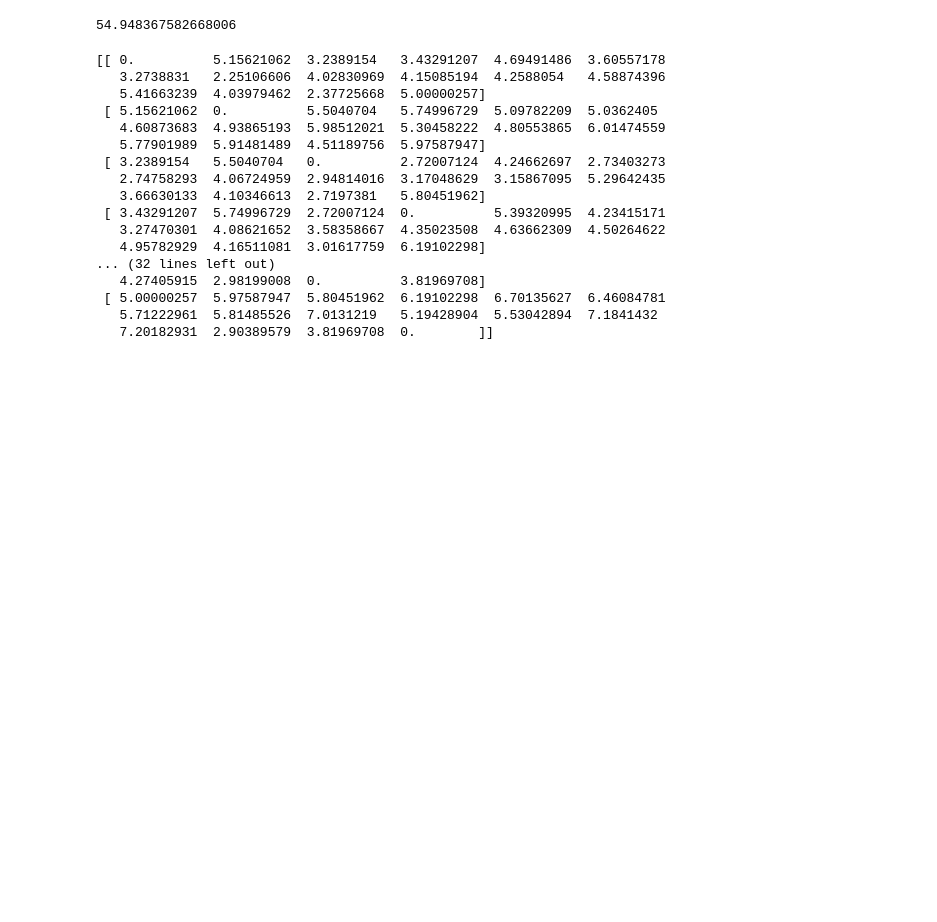
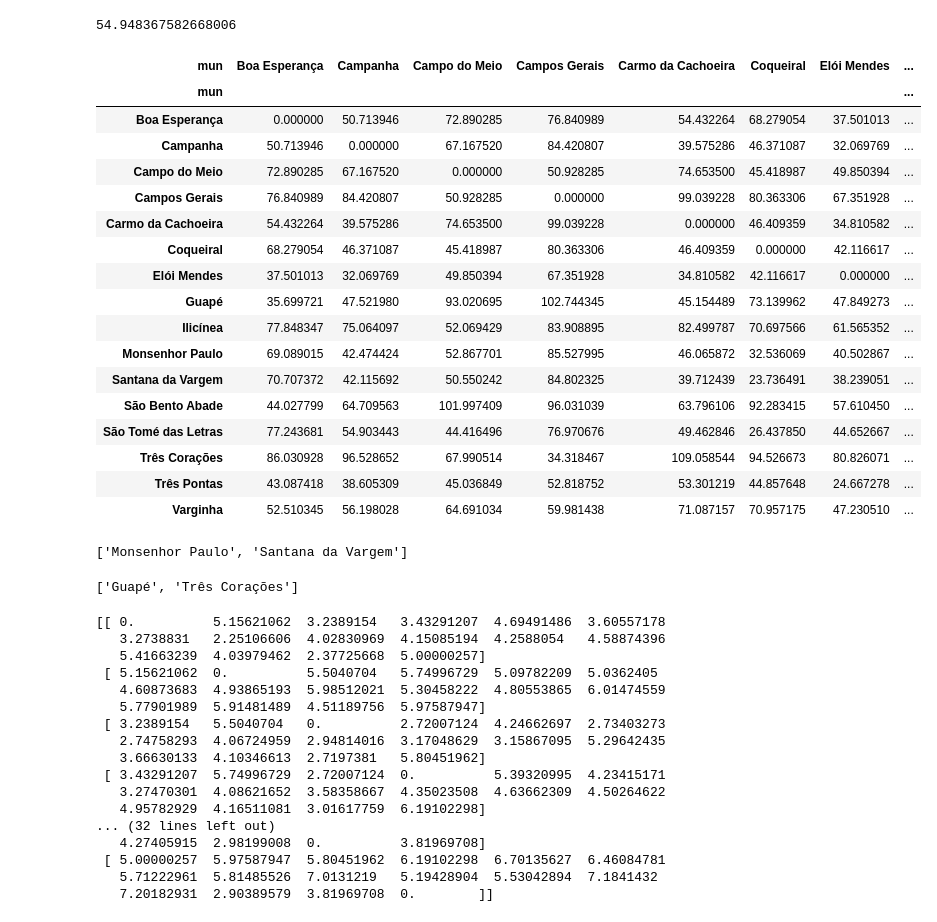
Before and after one commit to patriciasiqueira/patriciasiqueira.github.io, a Jupyter notebook: arquivos/p3_distancias.ipynb, the cells around one changed output. Cells and saved outputs as stored; diff of their text form; code cells hidden in the pictures; blank space fills up the shorter version.

```diff
--- a/arquivos/p3_distancias.ipynb
+++ b/arquivos/p3_distancias.ipynb
@@ -375,0 +396,21 @@ Dedf.loc['Varginha', 'Três Corações']
+# %%
+Dedf
+# %% [output]
+| mun | Boa Esperança | Campanha | Campo do Meio | Campos Gerais | Carmo da Cachoeira | Coqueiral | Elói Mendes | ... |
+| mun |  |  |  |  |  |  |  | ... |
+| Boa Esperança | 0.000000 | 50.713946 | 72.890285 | 76.840989 | 54.432264 | 68.279054 | 37.501013 | ... |
+| Campanha | 50.713946 | 0.000000 | 67.167520 | 84.420807 | 39.575286 | 46.371087 | 32.069769 | ... |
+| Campo do Meio | 72.890285 | 67.167520 | 0.000000 | 50.928285 | 74.653500 | 45.418987 | 49.850394 | ... |
+| Campos Gerais | 76.840989 | 84.420807 | 50.928285 | 0.000000 | 99.039228 | 80.363306 | 67.351928 | ... |
+| Carmo da Cachoeira | 54.432264 | 39.575286 | 74.653500 | 99.039228 | 0.000000 | 46.409359 | 34.810582 | ... |
+| Coqueiral | 68.279054 | 46.371087 | 45.418987 | 80.363306 | 46.409359 | 0.000000 | 42.116617 | ... |
+| Elói Mendes | 37.501013 | 32.069769 | 49.850394 | 67.351928 | 34.810582 | 42.116617 | 0.000000 | ... |
+| Guapé | 35.699721 | 47.521980 | 93.020695 | 102.744345 | 45.154489 | 73.139962 | 47.849273 | ... |
+| Ilicínea | 77.848347 | 75.064097 | 52.069429 | 83.908895 | 82.499787 | 70.697566 | 61.565352 | ... |
+| Monsenhor Paulo | 69.089015 | 42.474424 | 52.867701 | 85.527995 | 46.065872 | 32.536069 | 40.502867 | ... |
+| Santana da Vargem | 70.707372 | 42.115692 | 50.550242 | 84.802325 | 39.712439 | 23.736491 | 38.239051 | ... |
+| São Bento Abade | 44.027799 | 64.709563 | 101.997409 | 96.031039 | 63.796106 | 92.283415 | 57.610450 | ... |
+| São Tomé das Letras | 77.243681 | 54.903443 | 44.416496 | 76.970676 | 49.462846 | 26.437850 | 44.652667 | ... |
+| Três Corações | 86.030928 | 96.528652 | 67.990514 | 34.318467 | 109.058544 | 94.526673 | 80.826071 | ... |
+| Três Pontas | 43.087418 | 38.605309 | 45.036849 | 52.818752 | 53.301219 | 44.857648 | 24.667278 | ... |
+| Varginha | 52.510345 | 56.198028 | 64.691034 | 59.981438 | 71.087157 | 70.957175 | 47.230510 | ... |
@@ -376,3 +427,13 @@ Dedf.loc['Varginha', 'Três Corações']
+# %%
+# municípios mais semelhantes
+compara_dist(Dedf,'min')
+# %% [output]
+['Monsenhor Paulo', 'Santana da Vargem']
+# %%
+# municípios mais diferentes
+compara_dist(Dedf)
+# %% [output]
+['Guapé', 'Três Corações']
 # %%
 D_ep = squareform(pdist(X, metric='seuclidean'))
 print(D_ep)
```
Also changed, not shown: parts of 11 cells of this notebook, 4 other files.
